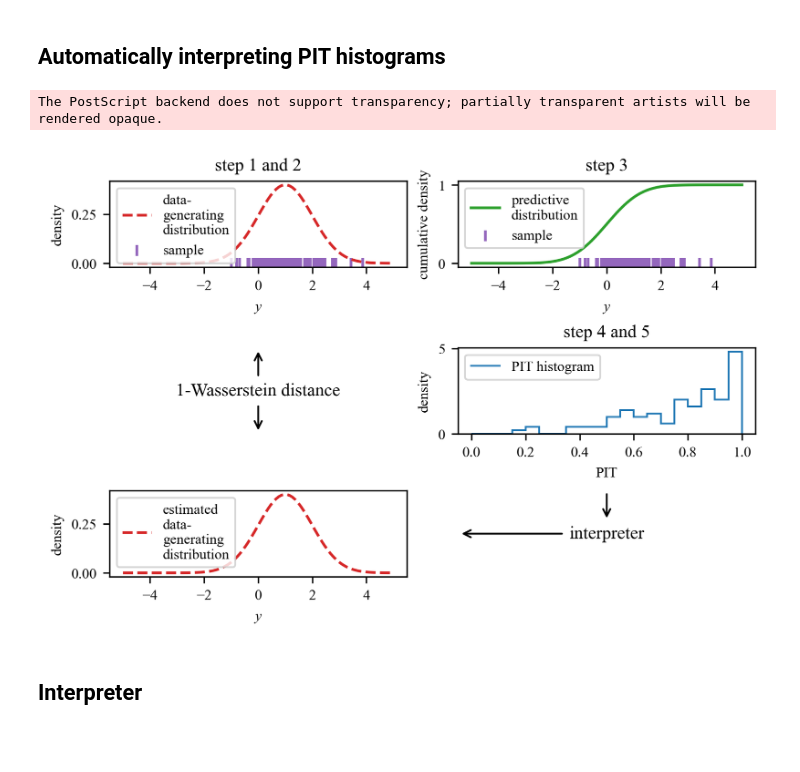
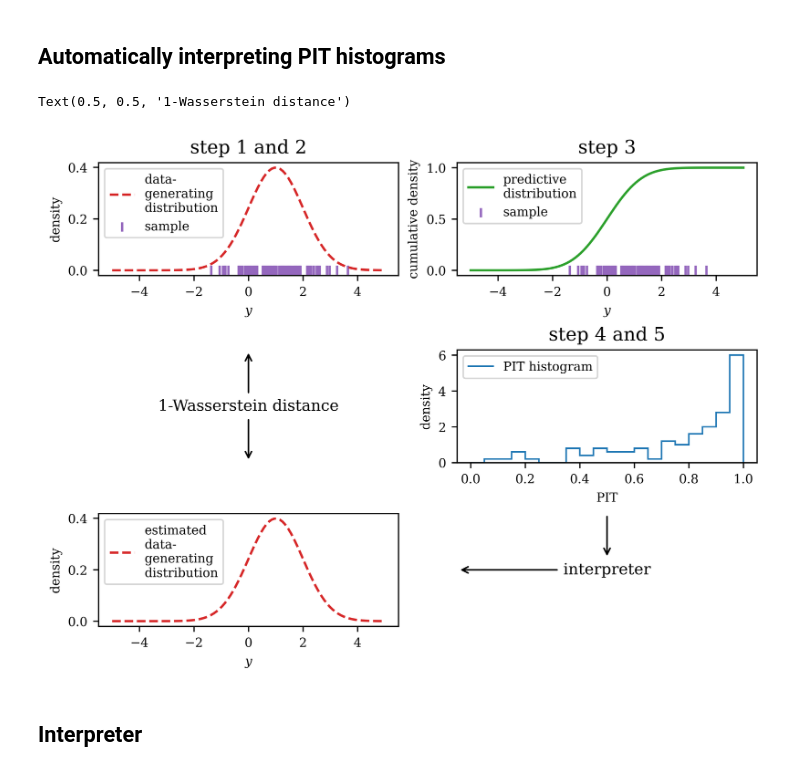
Before and after one commit to podondra/calibration, a Jupyter notebook: experiment.ipynb, the cells around one changed output. Cells and saved outputs as stored; diff of their text form; code cells hidden in the pictures; blank space fills up the shorter version.

```diff
--- a/experiment.ipynb
+++ b/experiment.ipynb
@@ -21,13 +21,11 @@ from calibration import method
 from calibration import pit
 from calibration import plot
 # %%
-matplotlib.rcParams["font.family"] = "Times New Roman"
 matplotlib.rcParams["font.size"] = 8
-matplotlib.rcParams["axes.titlesize"] = 10
-matplotlib.rcParams["figure.dpi"] = 300
-PHI = (1 + math.sqrt(5)) / 2
-WIDTH = 5.5
-matplotlib.rcParams['figure.figsize'] = (WIDTH, (PHI - 1) * WIDTH)
+matplotlib.rcParams["axes.titlesize"] = 12
+matplotlib.rcParams["figure.dpi"] = 600
+matplotlib.rcParams["text.usetex"] = False
+matplotlib.rcParams["font.family"] = "serif"
 # %%
 def param2pdf(weight, mean, variance):
     return lambda x: dist.pdf_gaussian_mixture(x, weight, mean, variance)
@@ -68,81 +60,44 @@ The PostScript backend does not support transparency; partially transparent arti
 # %% [markdown]
 ## Automatically interpreting PIT histograms
 # %%
-fig, axes = plt.subplots(nrows=3, ncols=2,
-                         constrained_layout=True,
-                         figsize=(WIDTH, (2 / 3) * WIDTH))
+fig, axes = plt.subplots(nrows=3, ncols=2, constrained_layout=True)
 [[ax_obs, ax_pre], [ax_nll, ax_pit], [ax_pro, ax_int]] = axes
-
 ax_obs.set_title("step 1 and 2")
 mean = torch.tensor(1.0)
 variance = torch.tensor(1.0)
 pdf_obs = functools.partial(dist.pdf_gaussian, mean=mean, variance=variance)
-plot.density(ax_obs, pdf_obs,
-             color="C3", linestyle="--",
-             label="data-\ngenerating\ndistribution")
+plot.density(ax_obs, pdf_obs, color="C3", linestyle="--", label="data-\ngenerating\ndistribution")
 y = mean + torch.sqrt(variance) * torch.randn(100)
-ax_obs.scatter(y, torch.zeros_like(y),
-               color="C4", marker="|",
-               label="sample")
+ax_obs.scatter(y, torch.zeros_like(y), color="C4", marker="|", label="sample")
 ax_obs.legend(loc="upper left")
 ax_obs.set_xlabel("y", style="italic")
 ax_obs.set_ylabel("density")
-
 ax_pre.set_title("step 3")
 cdf_pre = dist.cdf_gaussian
-plot.cumulative_density(ax_pre, cdf_pre,
-                        color="C2",
-                        label="predictive\ndistribution")
-ax_pre.scatter(y, torch.zeros_like(y),
-               color="C4", marker="|",
-               label="sample")
+plot.cumulative_density(ax_pre, cdf_pre, color="C2", label="predictive\ndistribution")
+ax_pre.scatter(y, torch.zeros_like(y), color="C4", marker="|", label="sample")
 ax_pre.legend(loc="upper left")
 ax_pre.set_xlabel("y", style="italic")
 ax_pre.set_ylabel("cumulative density")
-
 ax_pit.set_title("step 4 and 5")
-plot.pit_hist(ax_pit, pit.pit_hist(pit.pit_gaussian(y)),
-              label="PIT histogram")
+plot.pit_hist(ax_pit, pit.pit_hist(pit.pit_gaussian(y)), label="PIT histogram")
 ax_pit.legend(loc="upper left")
 ax_pit.set_xlabel("PIT")
 ax_pit.set_ylabel("density")
-
 ax_int.set_axis_off()
 textstyle = dict(va="center", ha="center", fontsize=10)
-ax_int.annotate("interpreter",
-                xy=(0.5, 1), xycoords="data",
-                xytext=(0.5, 0.5), textcoords="data",
-                arrowprops=dict(arrowstyle="<-"),
-                **textstyle)
-ax_int.annotate("interpreter",
-                xy=(0, 0.5), xycoords="data",
-                xytext=(0.5, 0.5), textcoords="data",
-                arrowprops=dict(arrowstyle="->"),
-                **textstyle, alpha=0.0)
-
-plot.density(ax_pro, pdf_obs,
-             color="C3", linestyle="--",
-             label="estimated\ndata-\ngenerating\ndistribution")
+ax_int.annotate("interpreter", xy=(0.5, 1), xycoords="data", xytext=(0.5, 0.5), textcoords="data", arrowprops=dict(arrowstyle="<-"), **textstyle)
+ax_int.annotate("interpreter", xy=(0, 0.5), xycoords="data", xytext=(0.5, 0.5), textcoords="data", arrowprops=dict(arrowstyle="->"), **textstyle, alpha=0.0)
+plot.density(ax_pro, pdf_obs, color="C3", linestyle="--", label="estimated\ndata-\ngenerating\ndistribution")
 ax_pro.legend(loc="upper left")
 ax_pro.set_xlabel("y", style="italic")
 ax_pro.set_ylabel("density")
-
 ax_nll.set_axis_off()
-ax_nll.annotate("1-Wasserstein distance",
-                xy=(0.5, 1), xycoords="data",
-                xytext=(0.5, 0.5), textcoords="data",
-                arrowprops=dict(arrowstyle="->"),
-                **textstyle)
-ax_nll.annotate("1-Wasserstein distance",
-                xy=(0.5, 0), xycoords="data",
-                xytext=(0.5, 0.5), textcoords="data",
-                arrowprops=dict(arrowstyle="->"),
-                **textstyle, alpha=0.0)
-
-plt.savefig("figures/concept.eps")
+ax_nll.annotate("1-Wasserstein distance", xy=(0.5, 1), xycoords="data", xytext=(0.5, 0.5), textcoords="data", arrowprops=dict(arrowstyle="->"), **textstyle)
+ax_nll.annotate("1-Wasserstein distance", xy=(0.5, 0), xycoords="data", xytext=(0.5, 0.5), textcoords="data", arrowprops=dict(arrowstyle="->"), **textstyle, alpha=0.0)
 # %% [output]
-The PostScript backend does not support transparency; partially transparent artists will be rendered opaque.
+Text(0.5, 0.5, '1-Wasserstein distance')
-[figure, old version]
+[figure, new version]
 # %% [markdown]
 ## Interpreter
 # %%
```
Also changed, not shown: parts of 31 cells of this notebook, 4 other files.
